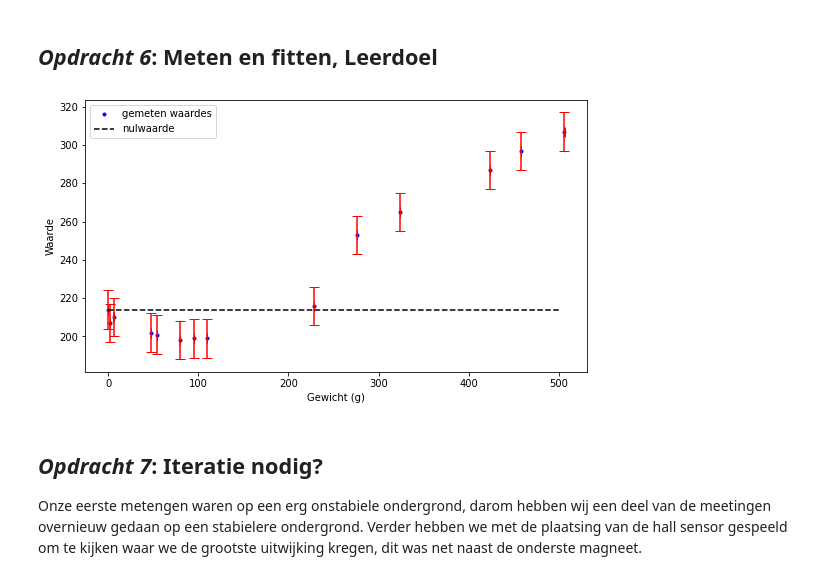
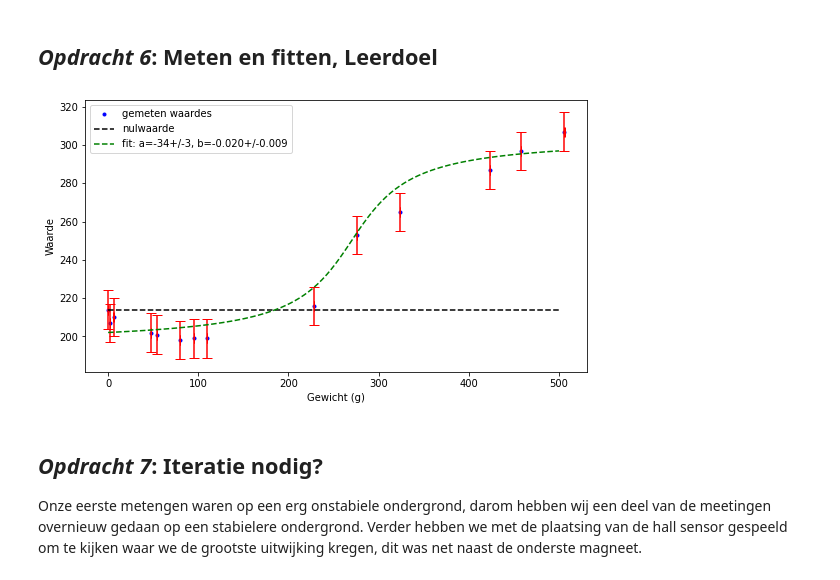
Before and after one commit to oprelo/opdrachten-DEF-D, a Jupyter notebook: FysiekeOntwerpopdrachten/1KalibreerEenSensorDigitaalAnaloog/DEFOntwerpopdracht1KalibreerEenSensorInvulTemplate.ipynb, the cells around one changed output. Saved outputs shown, nothing was run; the diff lists cells and outputs as text; code cells hidden in the pictures.

```diff
--- a/FysiekeOntwerpopdrachten/1KalibreerEenSensorDigitaalAnaloog/DEFOntwerpopdracht1KalibreerEenSensorInvulTemplate.ipynb
+++ b/FysiekeOntwerpopdrachten/1KalibreerEenSensorDigitaalAnaloog/DEFOntwerpopdracht1KalibreerEenSensorInvulTemplate.ipynb
@@ -82,10 +82,17 @@ gewicht_error = 0.1
 nul = np.zeros(100)+214
 x = np.linspace(0, 500, 100)
 
+def fit_func(w,a,b):
+    return a*np.arctan(b*(w-270)) + 250
+
+var, cov = curve_fit(fit_func, gewicht, waardes, p0=(100,50), maxfev=10000)
+fit_waardes = fit_func(x,*var)
+
 plt.figure(figsize=(9,5))
 plt.plot(gewicht, waardes, 'b.', label='gemeten waardes')
 plt.errorbar(gewicht, waardes, xerr=gewicht_error, yerr=waarde_error, fmt='none', ecolor='red', capsize=5)
 plt.plot(x, nul, 'k--', label='nulwaarde')
+plt.plot(x, fit_waardes, 'g--', label=f'fit: a={var[0]:.0f}+/-{np.sqrt(cov[0,0]):.0f}, b={var[1]:.3f}+/-{np.sqrt(cov[1,1]):.3f}')
 plt.legend()
 plt.xlabel('Gewicht (g)')
 plt.ylabel('Waarde')
@@ -160,19 +167,26 @@ gewicht_error = 0.1
 # %%
 # Plot hier de meting en fit een lijn door de metingen.
 # Maak gebruik van wat je geleerd hebt bij het practicum.
 nul = np.zeros(100)+214
 x = np.linspace(0, 500, 100)
 
+def fit_func(w,a,b):
+    return a*np.arctan(b*(w-270)) + 250
+
+var, cov = curve_fit(fit_func, gewicht, waardes, p0=(100,50), maxfev=10000)
+fit_waardes = fit_func(x,*var)
+
 plt.figure(figsize=(9,5))
 plt.plot(gewicht, waardes, 'b.', label='gemeten waardes')
 plt.errorbar(gewicht, waardes, xerr=gewicht_error, yerr=waarde_error, fmt='none', ecolor='red', capsize=5)
 plt.plot(x, nul, 'k--', label='nulwaarde')
+plt.plot(x, fit_waardes, 'g--', label=f'fit: a={var[0]:.0f}+/-{np.sqrt(cov[0,0]):.0f}, b={var[1]:.3f}+/-{np.sqrt(cov[1,1]):.3f}')
 plt.legend()
 plt.xlabel('Gewicht (g)')
 plt.ylabel('Waarde')
 plt.show()
 # %% [output]
-[figure, old version]
+[figure, new version]
 # %% [markdown]
 ## *Opdracht 7*: Iteratie nodig?
 
```
Also changed, not shown: parts of 1 cell of this notebook.
